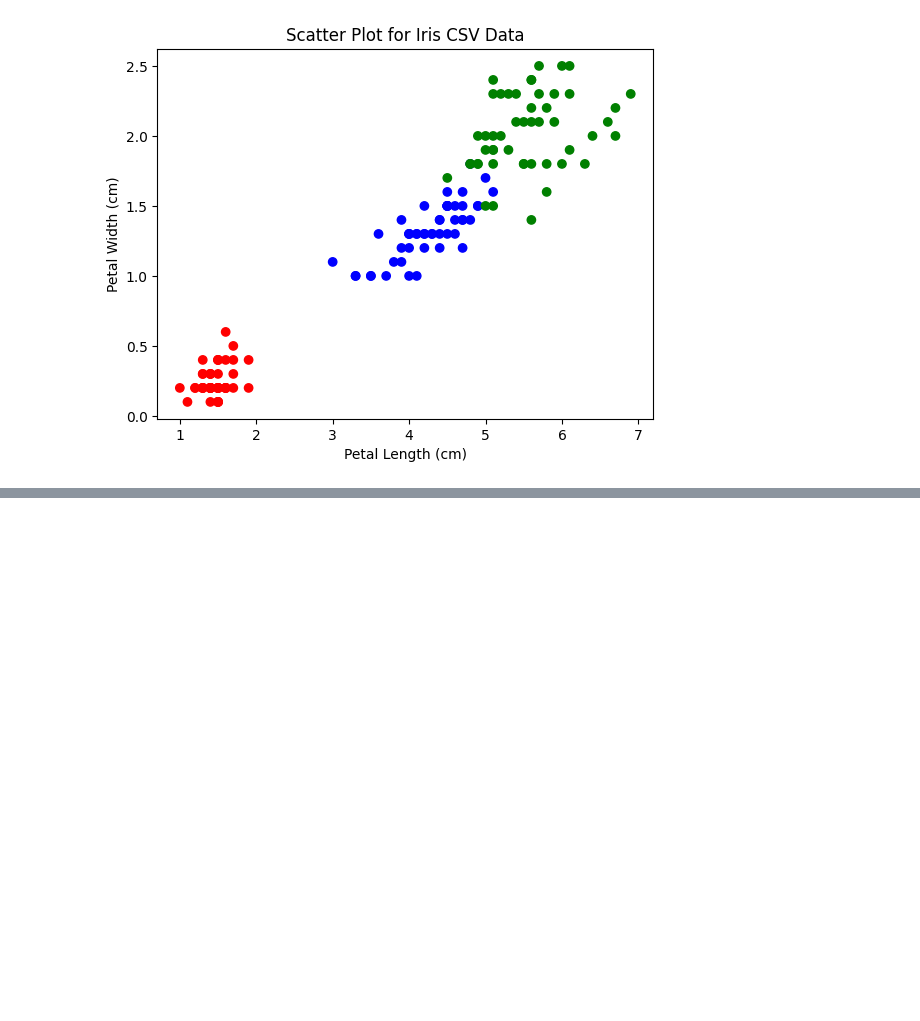
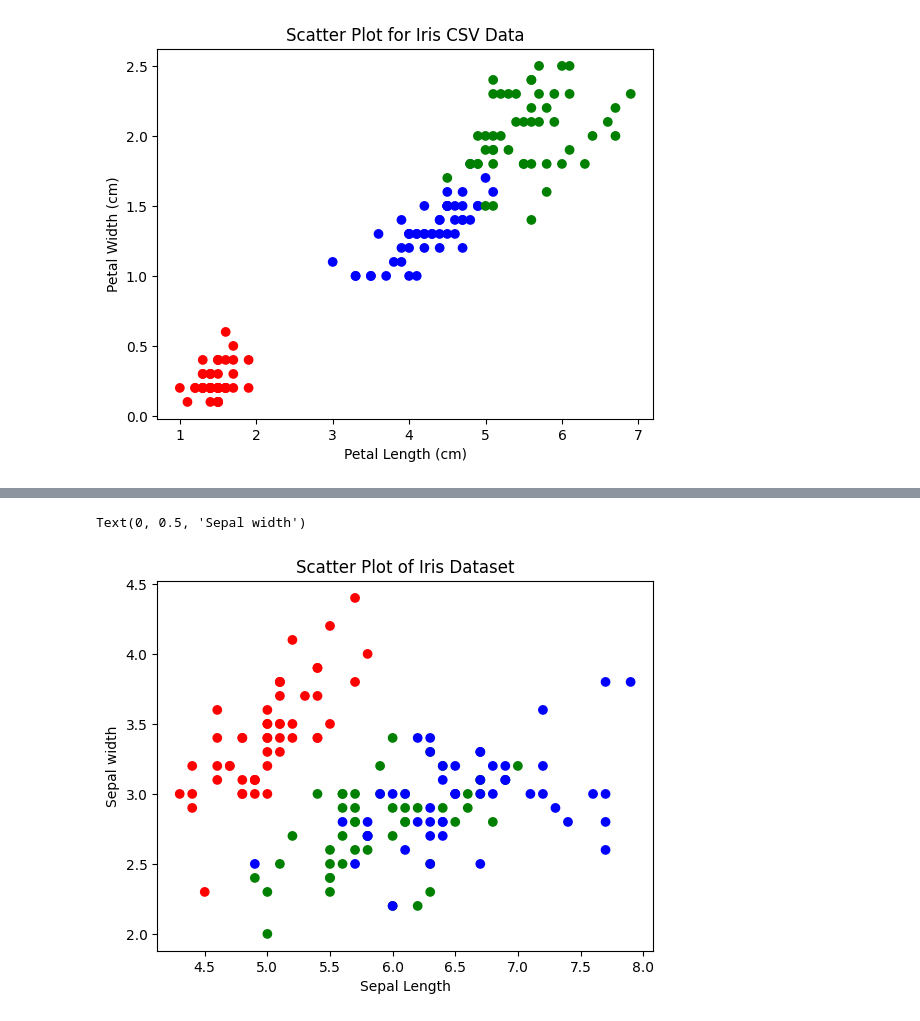
Before and after one commit to harish-git63/Demo1, a Jupyter notebook: HARISH_AIML_LAB_1_.ipynb, the cells around one changed output, grey strips where cells are left out. Saved outputs shown, nothing was run; the diff lists cells and outputs as text; code cells hidden in the pictures; blank space fills up the shorter version.

```diff
--- a/HARISH_AIML_LAB_1_.ipynb
+++ b/HARISH_AIML_LAB_1_.ipynb
@@ -1867,0 +1940,11 @@ plt.show()
+# %%
+colors = {'Iris-setosa':'r', 'Iris-versicolor':'g', 'Iris-virginica':'b'}
+species_colors = iris['class'].map(colors)
+fig, ax = plt.subplots()
+ax.scatter(iris['sepal_length'],iris['sepal_width'],c=species_colors)
+ax.set_title("Scatter Plot of Iris Dataset")
+ax.set_xlabel('Sepal Length')
+ax.set_ylabel('Sepal width')
+# %% [output]
+Text(0, 0.5, 'Sepal width')
+[figure, added]
```
Also changed, not shown: parts of 28 cells of this notebook.
